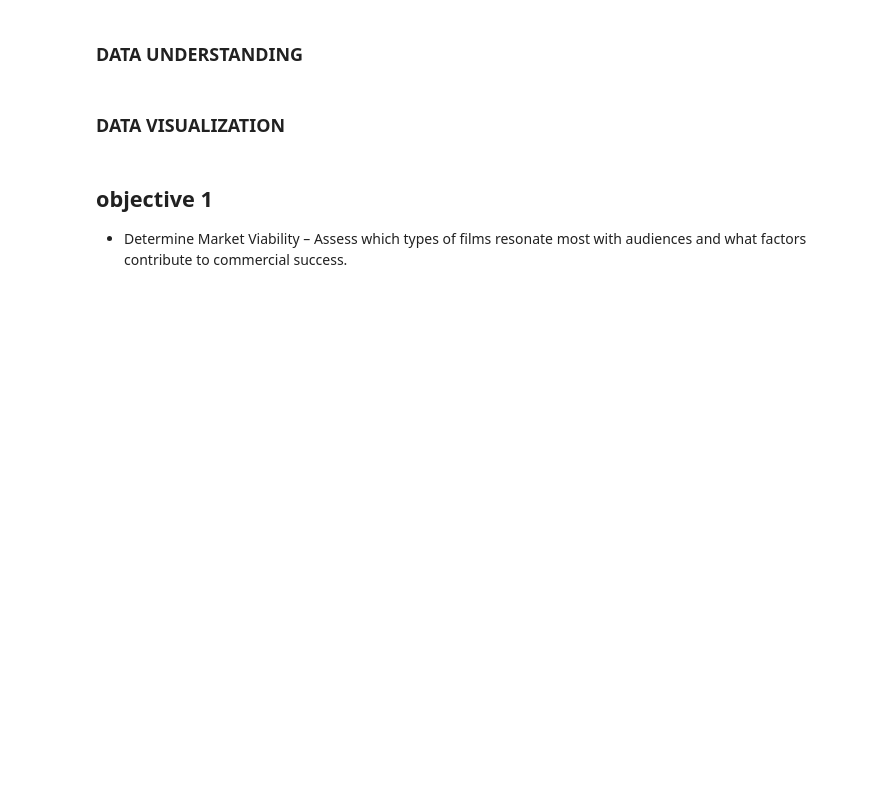
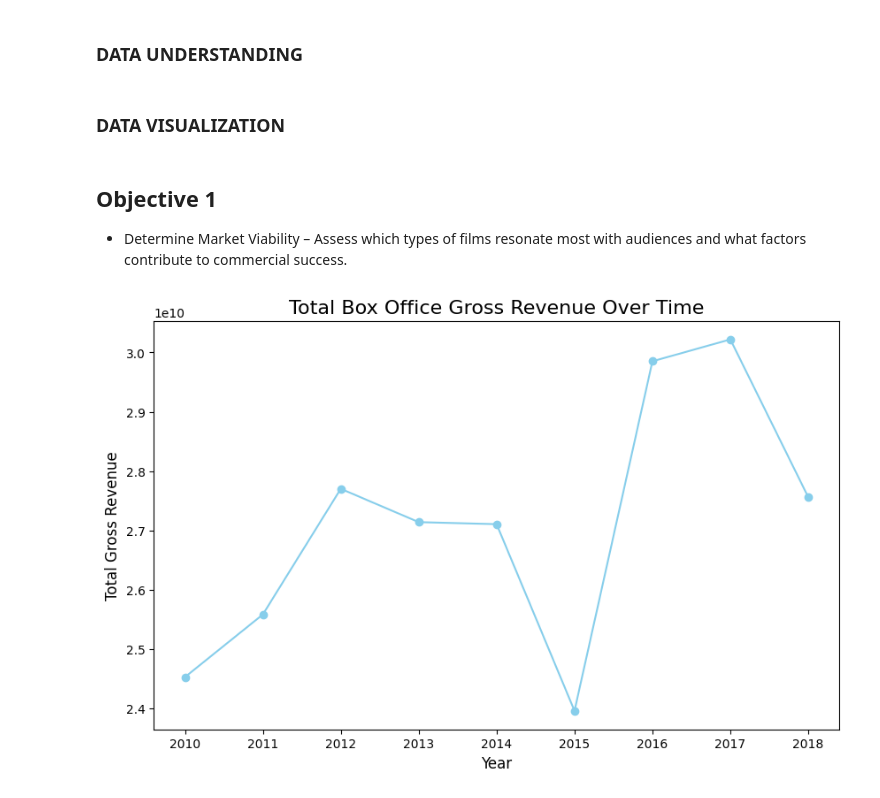
Before and after one commit to Cornelius-ngatia/Group-5-Phase-2-project, a Jupyter notebook: index.ipynb, the cells around one changed output. Saved outputs shown, nothing was run; the diff lists cells and outputs as text; code cells hidden in the pictures; blank space fills up the shorter version.

Commit message:
Data visualization final commit

```diff
--- a/index.ipynb
+++ b/index.ipynb
@@ -343,5 +362,18 @@ print(budget_df.head())
 # %% [markdown]
 ### DATA VISUALIZATION
 # %% [markdown]
-## objective 1
+## Objective 1
 - Determine Market Viability – Assess which types of films resonate most with audiences and what factors contribute to commercial success.
+# %%
+#gross revenue over the years
+df["foreign_gross"] = pd.to_numeric(df["foreign_gross"], errors="coerce")
+df['total_gross'] = df['domestic_gross'] + df['foreign_gross']
+yearly_gross = df.groupby('year')['total_gross'].sum()
+yearly_gross.plot(kind='line', marker='o', figsize=(10, 6), color='skyblue')
+plt.title('Total Box Office Gross Revenue Over Time', fontsize=16)
+plt.xlabel('Year', fontsize=12)
+plt.ylabel('Total Gross Revenue', fontsize=12)
+plt.xticks(yearly_gross.index.astype(int))
+plt.show()
+# %% [output]
+[figure, added]
```
Also changed, not shown: parts of 22 cells of this notebook.
